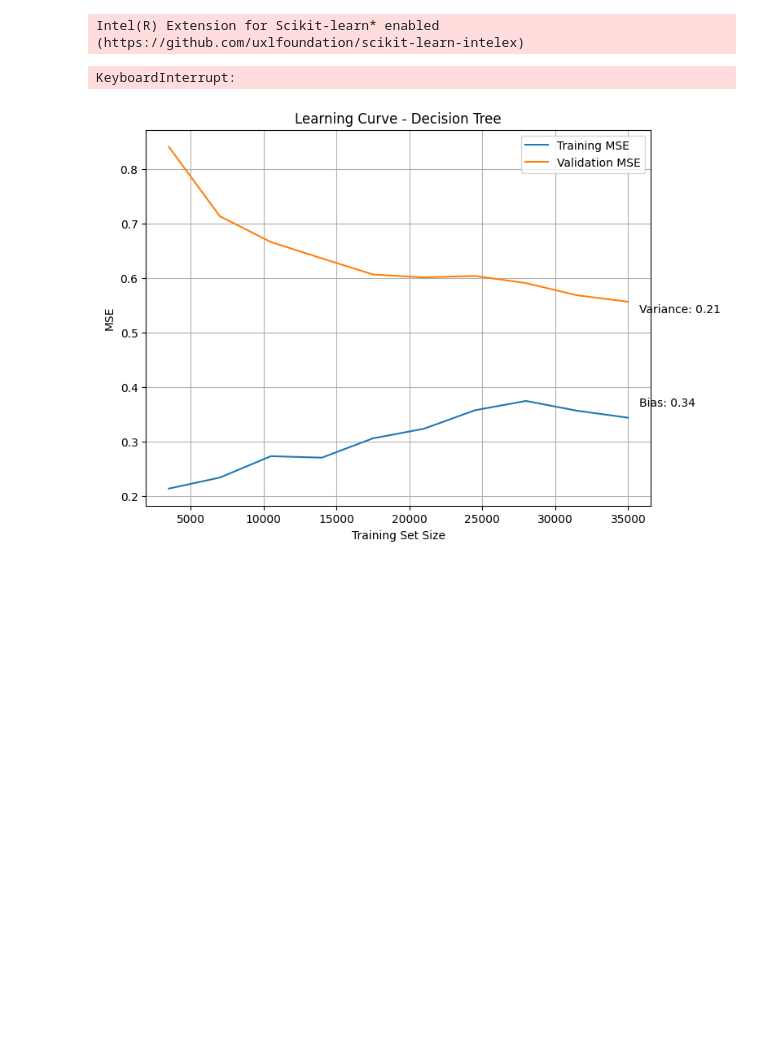
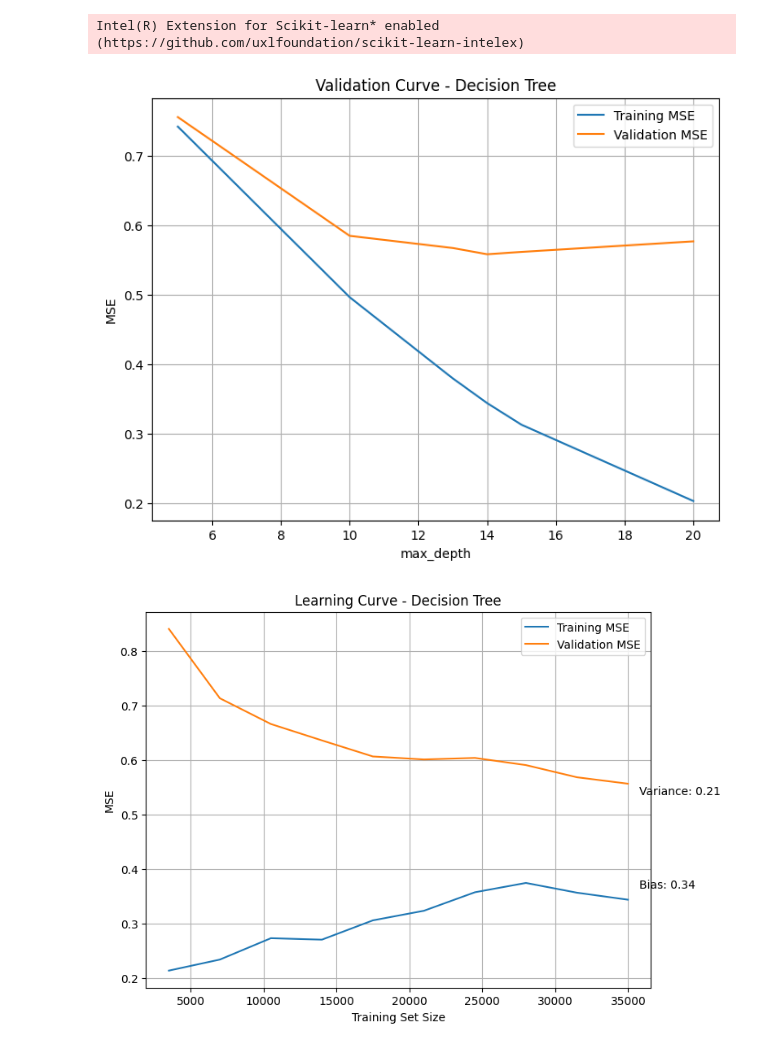
Before and after one commit to parsashu/ML-on-Proteins, a Jupyter notebook: notebooks/3-models.ipynb, the cells around one changed output. Saved outputs shown, nothing was run; the diff lists cells and outputs as text; code cells hidden in the pictures; blank space fills up the shorter version.

```diff
--- a/notebooks/3-models.ipynb
+++ b/notebooks/3-models.ipynb
@@ -101,12 +98,12 @@ Intel(R) Extension for Scikit-learn* enabled (https://github.com/uxlfoundation/s
 # %%
 model_name = "Decision Tree"
 model = DecisionTreeRegressor()
 param_name = "max_depth"
-param_range = range(10, 20)
+param_range = [5, 10, 13, 14, 15, 20]
 
 plot_validation_curve(model, param_name, param_range, model_name)
 # %% [output]
-KeyboardInterrupt:
+[figure, added]
 # %%
 final_model = DecisionTreeRegressor(max_depth=14)
 plot_learning_curve(final_model, model_name)
```
Also changed, not shown: parts of 9 cells of this notebook.
